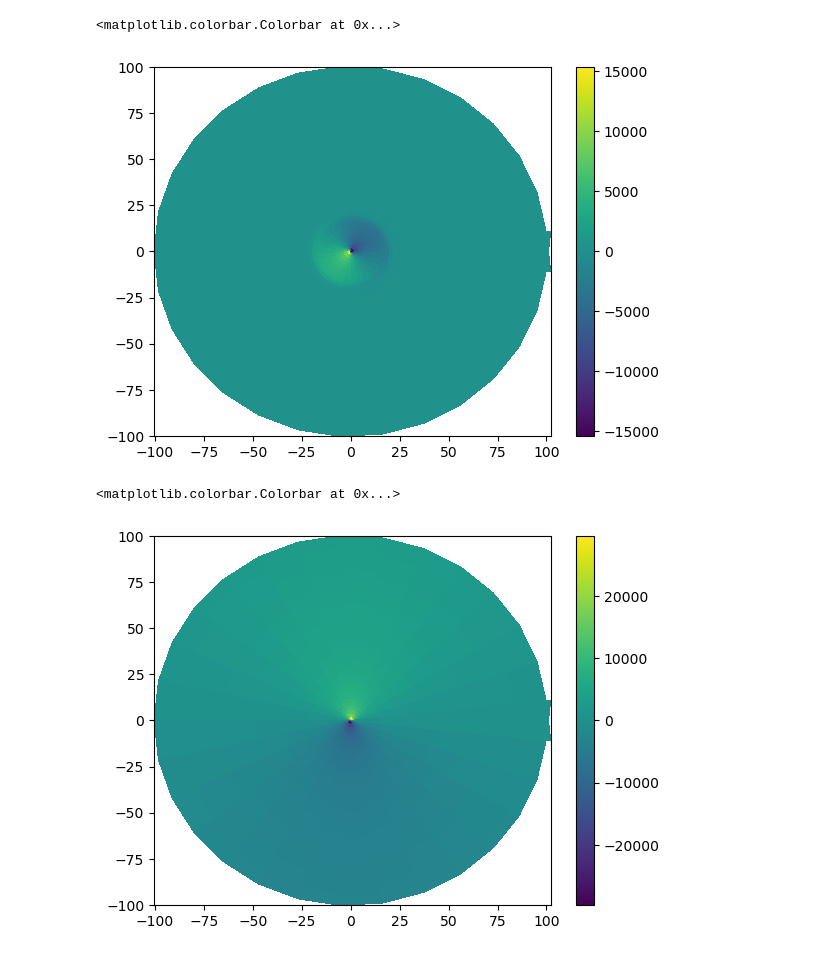
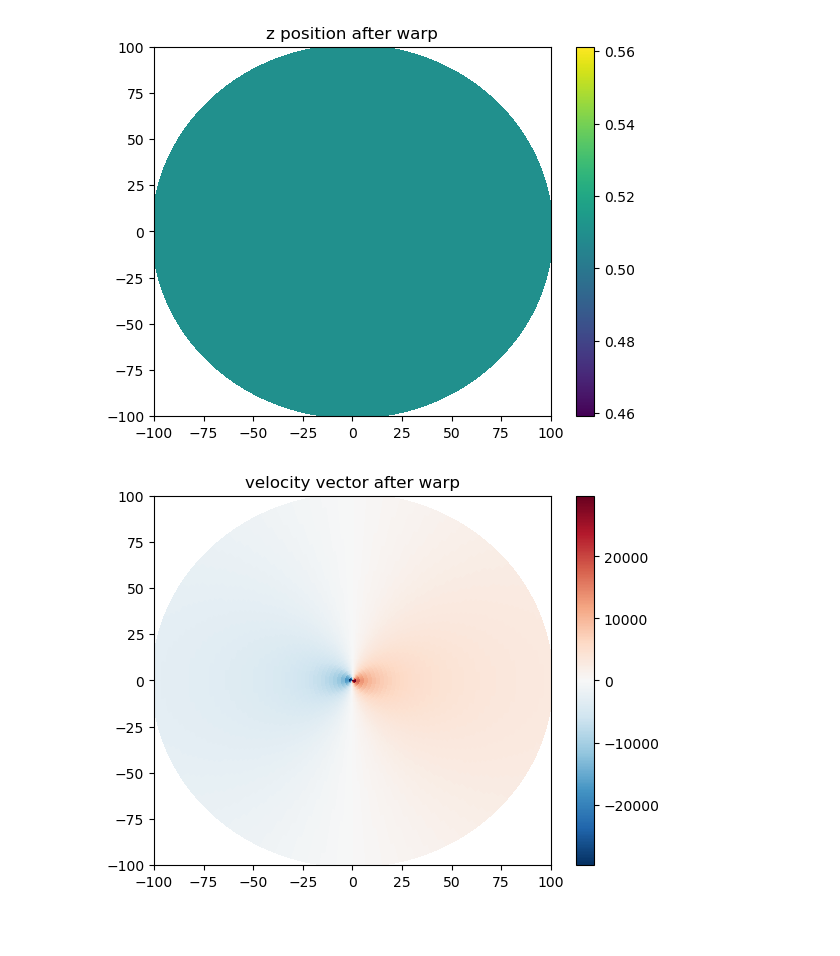
Before and after one commit to theochawla/49ceti_warpmodel, a Jupyter notebook: Warp/warp_vel.ipynb, the cells around one changed output. Cells and saved outputs as stored; diff of their text form; code cells hidden in the pictures; blank space fills up the shorter version.

```diff
--- a/Warp/warp_vel.ipynb
+++ b/Warp/warp_vel.ipynb
@@ -97,12 +60,0 @@ xw, yw, zw = warp_transformation(XC, YC, ZC, warp, twist)
-# %%
-plt.pcolor(xw[:,:,0], yw[:,:,0], vwx[:,:,0]-vx[:,:,0])
-plt.colorbar()
-# %% [output]
-<matplotlib.colorbar.Colorbar at 0x...>
-[figure, removed]
-# %%
-plt.pcolor(XC[:,:,0], YC[:,:,0], vx[:,:,0])
-plt.colorbar()
-# %% [output]
-<matplotlib.colorbar.Colorbar at 0x...>
-[figure, removed]
@@ -108,0 +68,38 @@ plt.colorbar()
+# %%
+# Make the full mesh
+rc = np.linspace(1, 100, 50)
+thetac = np.linspace(0, 2*np.pi, 300)
+zc = np.linspace(-25, 25, 50)
+RC, THETAC, ZC = np.meshgrid(rc, thetac, zc, indexing='ij')
+
+XC, YC = pol2cart(RC, THETAC)
+
+#RU_au = np.sqrt(XC**2 + YC**2 + ZC**2)*u.au
+RU_au = np.sqrt(XC**2 + YC**2)*u.au
+RU = RU_au.to(u.m)
+VPU = np.sqrt(const.G * const.M_sun / RU)
+VPU[:,:,0]
+#ZC = zc
+
+vx = -VPU*np.sin(THETAC)
+vy = VPU*np.cos(THETAC)
+vz = np.zeros(THETAC.shape)
+
+
+
+plt.pcolor(XC[:,:,25], YC[:,:,25], ZC[:,:,25])
+plt.xlim(-100, 100)
+plt.ylim(-100,100)
+plt.title("z position after warp")
+plt.colorbar()
+plt.show()
+
+plt.pcolor(XC[:,:,25], YC[:,:,25], vy[:,:,25], cmap='RdBu_r')
+plt.xlim(-100, 100)
+plt.ylim(-100,100)
+plt.title("velocity vector after warp")
+plt.colorbar()
+plt.show()
+# %% [output]
+[figure, added]
+[figure, added]
```
Also changed, not shown: parts of 10 cells of this notebook, 4 other files.
